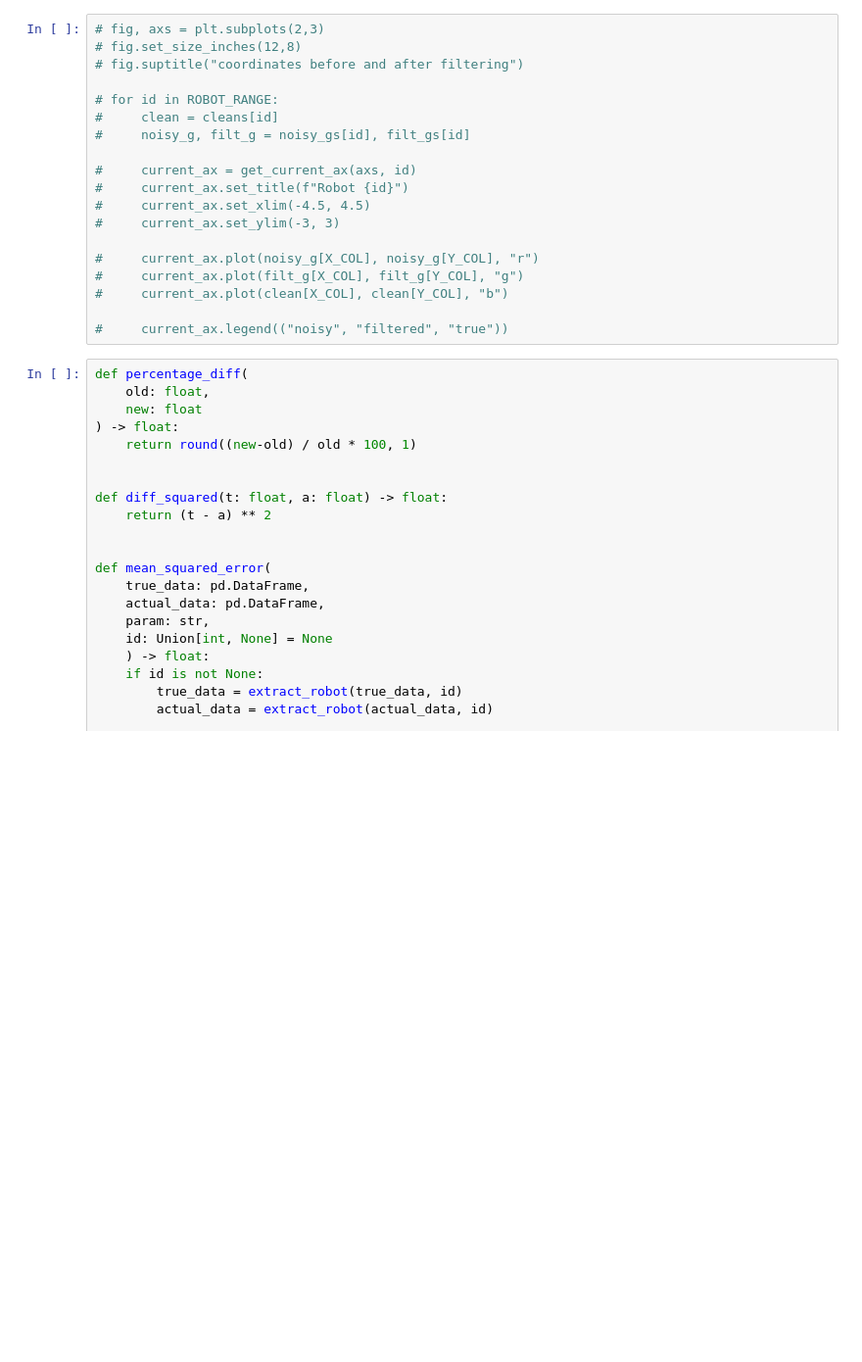
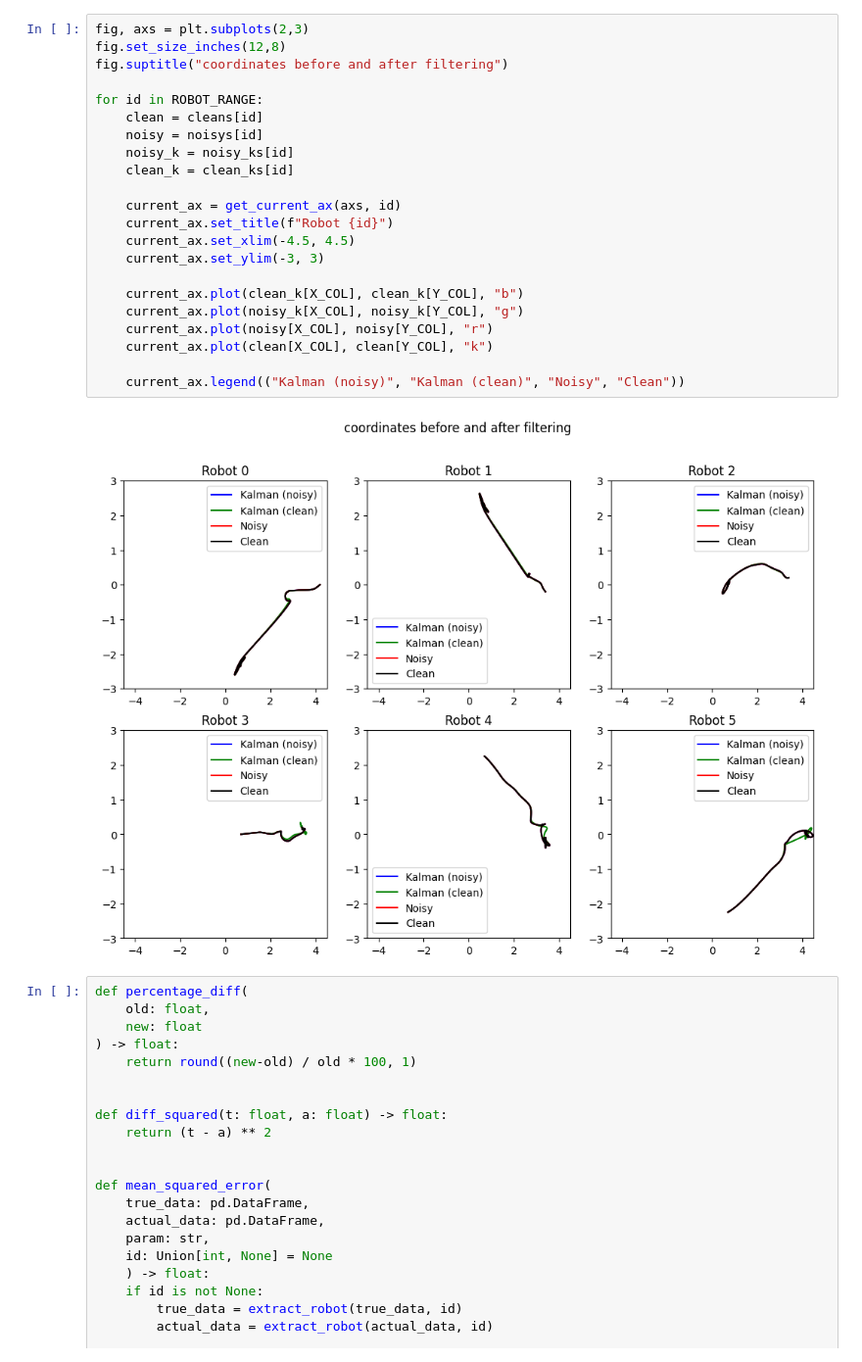
Before and after one commit to First-Order-RoboCup-SSL/Utama-Core, a Jupyter notebook: vision_data/kalman_dwa_summary.ipynb, the cells around one changed output. Shown at 98% size. Cells and saved outputs as stored; diff of their text form; blank space fills up the shorter version.

```diff
--- a/vision_data/kalman_dwa_summary.ipynb
+++ b/vision_data/kalman_dwa_summary.ipynb
@@ -85,22 +107,27 @@ for id in ROBOT_RANGE:
 # %%
-# fig, axs = plt.subplots(2,3)
-# fig.set_size_inches(12,8)
-# fig.suptitle("coordinates before and after filtering")
+fig, axs = plt.subplots(2,3)
+fig.set_size_inches(12,8)
+fig.suptitle("coordinates before and after filtering")
 
-# for id in ROBOT_RANGE:
-#     clean = cleans[id]
-#     noisy_g, filt_g = noisy_gs[id], filt_gs[id]
+for id in ROBOT_RANGE:
+    clean = cleans[id]
+    noisy = noisys[id]
+    noisy_k = noisy_ks[id]
+    clean_k = clean_ks[id]
 
-#     current_ax = get_current_ax(axs, id)
-#     current_ax.set_title(f"Robot {id}")
-#     current_ax.set_xlim(-4.5, 4.5)
-#     current_ax.set_ylim(-3, 3)
+    current_ax = get_current_ax(axs, id)
+    current_ax.set_title(f"Robot {id}")
+    current_ax.set_xlim(-4.5, 4.5)
+    current_ax.set_ylim(-3, 3)
 
-#     current_ax.plot(noisy_g[X_COL], noisy_g[Y_COL], "r")
-#     current_ax.plot(filt_g[X_COL], filt_g[Y_COL], "g")
-#     current_ax.plot(clean[X_COL], clean[Y_COL], "b")
+    current_ax.plot(clean_k[X_COL], clean_k[Y_COL], "b")
+    current_ax.plot(noisy_k[X_COL], noisy_k[Y_COL], "g")
+    current_ax.plot(noisy[X_COL], noisy[Y_COL], "r")
+    current_ax.plot(clean[X_COL], clean[Y_COL], "k")
 
-#     current_ax.legend(("noisy", "filtered", "true"))
+    current_ax.legend(("Kalman (noisy)", "Kalman (clean)", "Noisy", "Clean"))
+# %% [output]
+[figure, added]
 # %%
 def percentage_diff(
     old: float,
```
Also changed, not shown: parts of 5 cells of this notebook, 18 other files.
